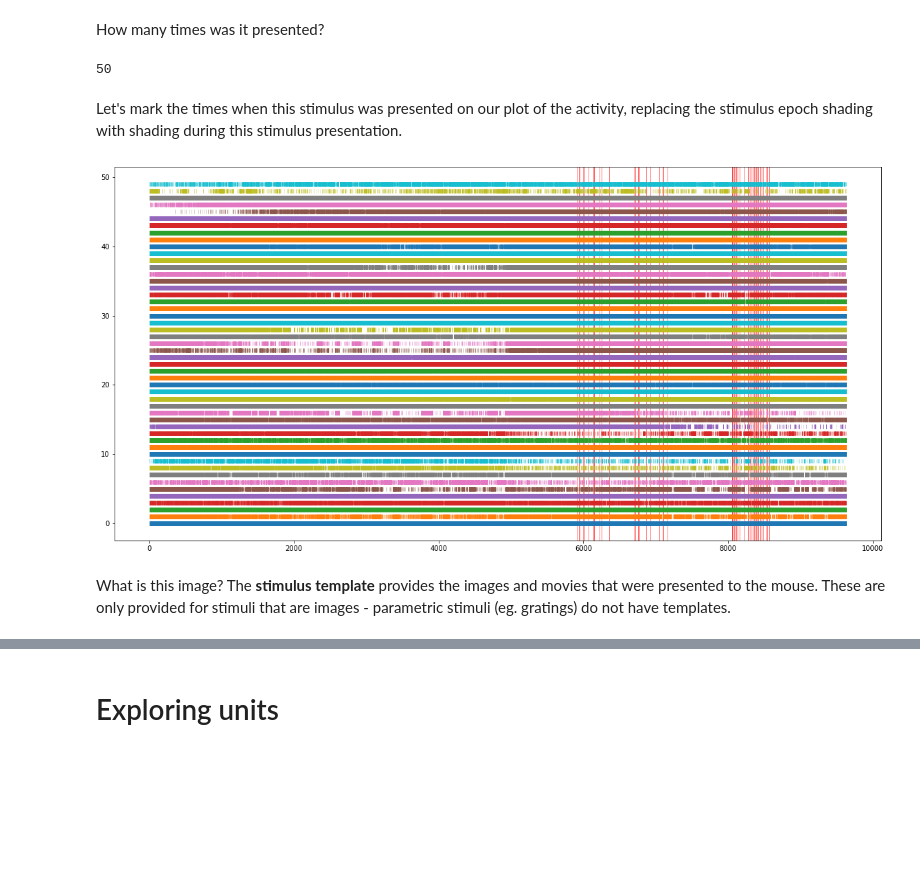
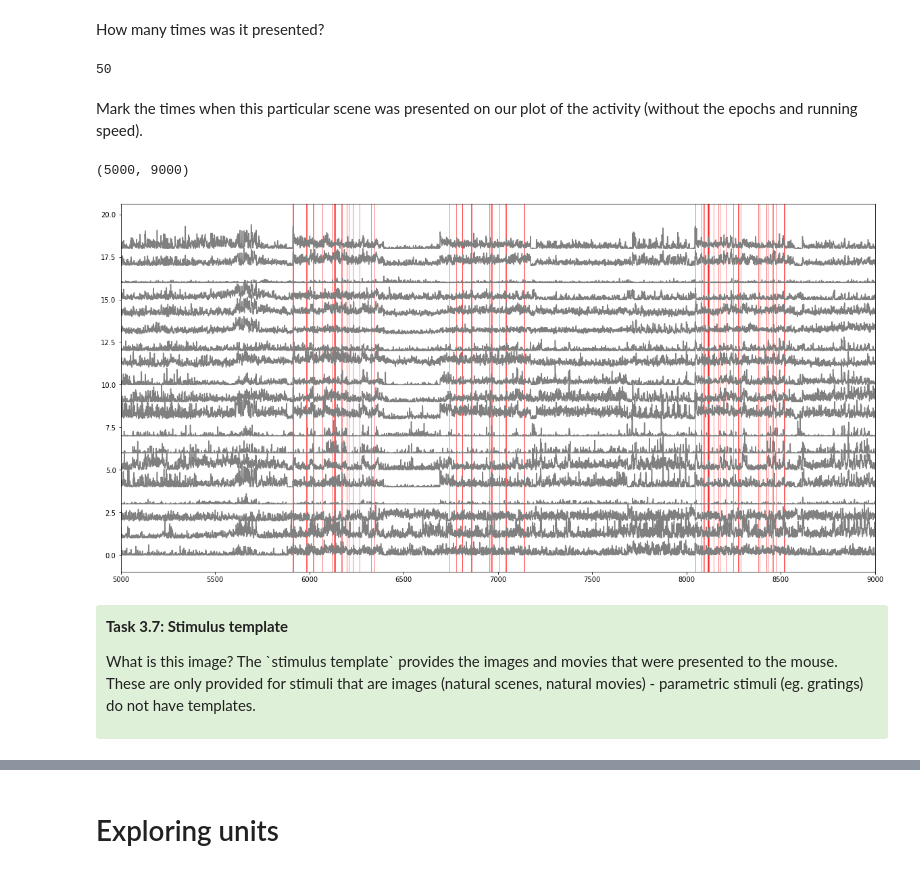
Before and after one commit to AllenInstitute/SWDB_2019, a Jupyter notebook: DynamicBrain/Neuropixels_walkthrough.ipynb, the cells around one changed output, grey strips where cells are left out. Cells and saved outputs as stored; diff of their text form; code cells hidden in the pictures; blank space fills up the shorter version.

```diff
--- a/DynamicBrain/Neuropixels_walkthrough.ipynb
+++ b/DynamicBrain/Neuropixels_walkthrough.ipynb
@@ -264,0 +369,2 @@ Make a raster plot for the first 50 units
+# %%
+unit_id = session.units[session.units.structure_acronym=='VISp'].index[0]
@@ -359,16 +518,0 @@ plt.ylim(-35,52)
-# %%
-plt.figure(figsize=(20,4))
-i=0
-plt.plot(spike_times[session.units.index[i]], np.repeat(i,len(spike_times[session.units.index[i]])), '|', alpha=0.5)#, color='gray')
-plt.plot(session.running_speed.end_time, (0.4*session.running_speed.velocity)-20)
-
-
-colors = ['blue','orange','green','red','yellow','purple','magenta','gray','lightblue']
-for c,stim_name in enumerate(stimulus_epochs["stimulus_name"].unique()):
-    stim = stimulus_epochs[stimulus_epochs["stimulus_name"]==stim_name]
-    for j in range(len(stim)):
-        plt.axvspan(xmin=stim["start_time"].iloc[j], xmax=stim["stop_time"].iloc[j], color=colors[c], alpha=0.1)
-
-
-
-plt.xlim(6000,8000)
@@ -378,16 +518,0 @@ plt.xlim(6000,8000)
-# %%
-plt.figure(figsize=(20,4))
-i=40
-plt.plot(spike_times[session.units.index[i]], np.repeat(0,len(spike_times[session.units.index[i]])), '|', alpha=0.5)#, color='gray')
-plt.plot(session.running_speed.end_time, (0.4*session.running_speed.velocity)-20)
-
-
-colors = ['blue','orange','green','red','yellow','purple','magenta','gray','lightblue']
-for c,stim_name in enumerate(stimulus_epochs["stimulus_name"].unique()):
-    stim = stimulus_epochs[stimulus_epochs["stimulus_name"]==stim_name]
-    for j in range(len(stim)):
-        plt.axvspan(xmin=stim["start_time"].iloc[j], xmax=stim["stop_time"].iloc[j], color=colors[c], alpha=0.1)
-
-
-
-plt.xlim(6000,8000)
@@ -424 +542,3 @@ stim_table_ni = session.get_presentations_for_stimulus('Natural Images')
+# %%
+stim_table_ns = session.get_presentations_for_stimulus('natural_scenes')
 # %%
@@ -446,23 +596,28 @@ stim_table_ni[stim_table_ni.Image==stim_table_ni.Image.iloc[0]].head()
 # %% [markdown]
 How many times was it presented?
-# %%
-len(stim_table_ni[stim_table_ni.Image==stim_table_ni.Image.iloc[0]])
-# %% [output]
-50
+# %%
+len(stim_table_ns[stim_table_ns.frame==stim_table_ns.frame.iloc[0]])
+# %% [output]
+50
 # %% [markdown]
-Let's mark the times when this stimulus was presented on our plot of the activity, replacing the stimulus epoch shading with shading during this stimulus presentation.
+Mark the times when this particular scene was presented on our plot of the activity (without the epochs and running speed).
 # %%
 plt.figure(figsize=(20,10))
-for i in range(50):
-    plt.plot(spike_times[session.units.index[i]], np.repeat(i,len(spike_times[session.units.index[i]])), '|', alpha=0.3)#, color='gray')
+for i in range(numunits):
+    plt.plot(i+(v1_binned[i,:]/30.), color='gray')
 
-stim_subset = stim_table_ni[stim_table_ni.Image==stim_table_ni.Image.iloc[0]]
+stim_subset = stim_table_ns[stim_table_ns.frame==stim_table_ns.frame.iloc[0]]
 for j in range(len(stim_subset)):
     plt.axvspan(xmin=stim_subset.start_time.iloc[j], xmax=stim_subset.stop_time.iloc[j], color='r', alpha=0.5)
-# plt.xlim(6000,7000)
+plt.xlim(5000,9000)
 # %% [output]
+(5000, 9000)
-[figure, old version]
+[figure, new version]
 # %% [markdown]
-What is this image? The <b>stimulus template</b> provides the images and movies that were presented to the mouse. These are only provided for stimuli that are images - parametric stimuli (eg. gratings) do not have templates.
+<div style="background: #DFF0D8; border-radius: 3px; padding: 10px;">
+<p><b>Task 3.7: Stimulus template</b>
+
+<p> What is this image? The `stimulus template` provides the images and movies that were presented to the mouse. These are only provided for stimuli that are images (natural scenes, natural movies) - parametric stimuli (eg. gratings) do not have templates.
+</div>
 # %%
 ### stimulus template here.
```
Also changed, not shown: parts of 213 cells of this notebook.
